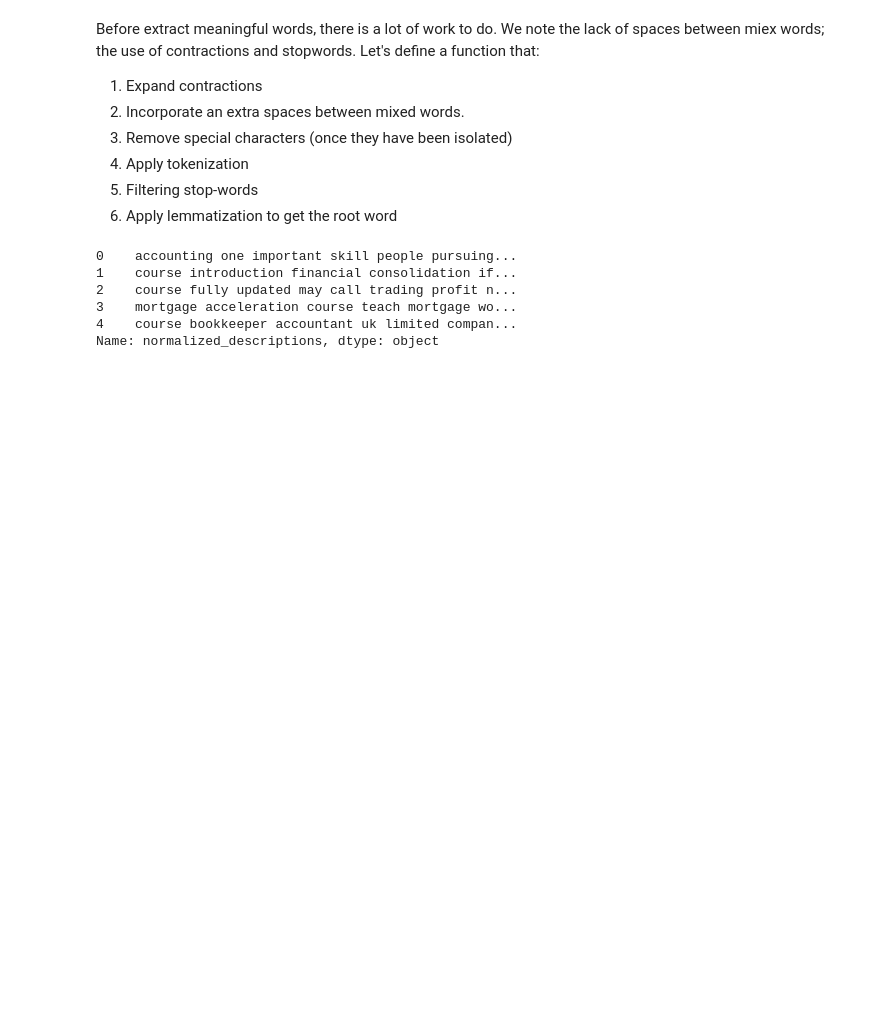
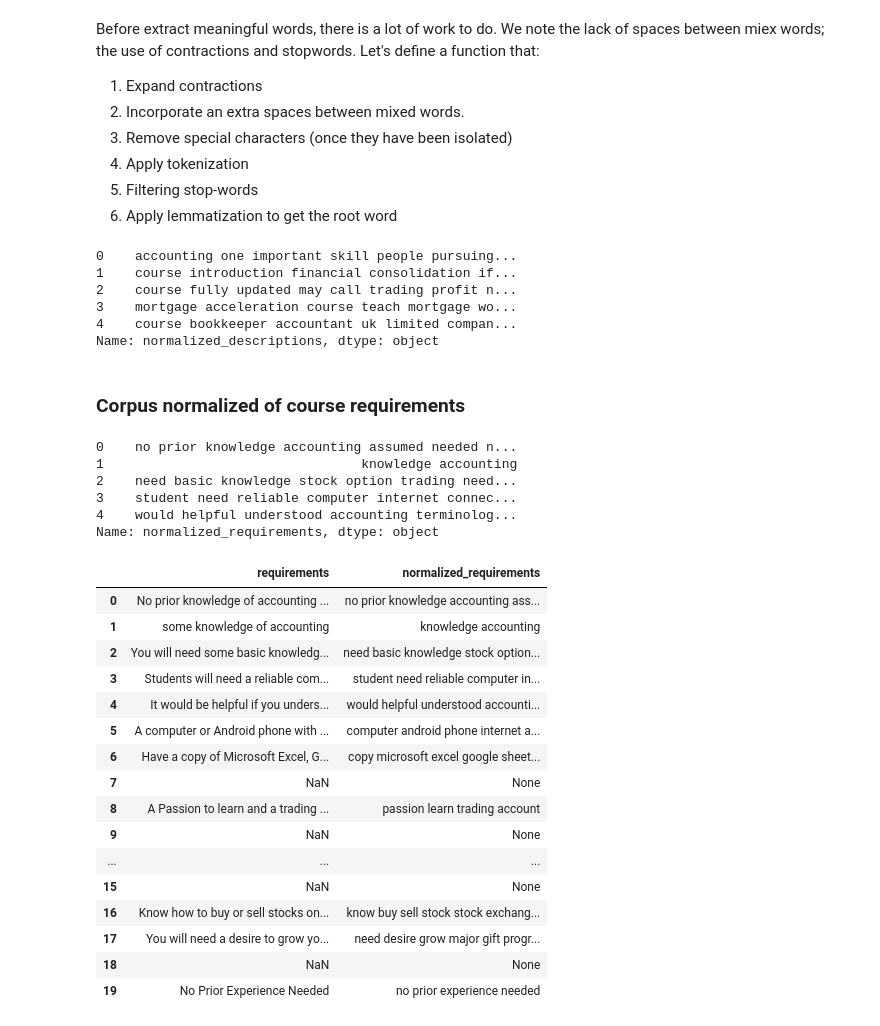
Before and after one commit to Daesparz/analysis_udemy_courses, a Jupyter notebook: Data_analysis/web_scraping_pipeline_Part3.ipynb, the cells around one changed output. Drawn from its saved outputs; the diff is of its cells as text; code cells hidden in the pictures; blank space fills up the shorter version.

Commit message:
add option to change stopwords in corpus normalization method

```diff
--- a/Data_analysis/web_scraping_pipeline_Part3.ipynb
+++ b/Data_analysis/web_scraping_pipeline_Part3.ipynb
@@ -131,18 +131,23 @@ Before extract meaningful words, there is a lot of work to do. We note the lack
 5. Filtering stop-words
 6. Apply lemmatization to get the root word
 # %%
-def corpus_normalization(original_text):
+def corpus_normalization(original_text, stop_words):
     """
-    This function receives the origin text and return a corpus normalized.
+    This function receives the origin text and return a corpus normalized. If the stop words are updated,
+    we exclude the word 'no'. In requirements, the difference between 'No previous knowlegde required'
+    and 'previous knowlegde required' is crucial. In description of courses, we are looking for key-words
+    and the edition of the stop words from nltk is not necessary.
     """
-    if original_text is np.nan:
+    # Mixed words have uppercase after lowercase letters. Ex:learnedExcellent
+    pattern = '[a-z][A-Z]'
+
+    if original_text is np.nan or original_text is None:
         return None
     else:
         text = re.sub(r'’',"'", original_text)
         text = expandContractions(text)
         word_list = wpt.tokenize(text)
         # Incorporate extra spaces between mixed words
-        pattern = '[a-z][A-Z]'
         words_edit = []
         for word in word_list:
             if re.search(pattern, word):
@@ -163,5 +170,5 @@ def corpus_normalization(original_text):
 # %%
-df_courseSampling['normalized_descriptions'] = df_courseSampling.description.apply(corpus_normalization)
+df_courseSampling['normalized_descriptions'] = df_courseSampling.description.apply(corpus_normalization, stop_words=stop_words)
 # %%
 df_courseSampling['normalized_descriptions'].head()
 # %% [output]
@@ -171,6 +178,42 @@ df_courseSampling['normalized_descriptions'].head()
 3    mortgage acceleration course teach mortgage wo...
 4    course bookkeeper accountant uk limited compan...
 Name: normalized_descriptions, dtype: object
+# %% [markdown]
+### Corpus normalized of course requirements
+# %%
+to_remove = ['no']
+update_stop_words = set(stopwords.words('english')).difference(to_remove)
+# %%
+df_courseSampling['normalized_requirements'] = df_courseSampling.requirements.apply(corpus_normalization, stop_words=update_stop_words)
+# %%
+df_courseSampling['normalized_requirements'].head()
+# %% [output]
+0    no prior knowledge accounting assumed needed n...
+1                                 knowledge accounting
+2    need basic knowledge stock option trading need...
+3    student need reliable computer internet connec...
+4    would helpful understood accounting terminolog...
+Name: normalized_requirements, dtype: object
+# %%
+df_courseSampling.loc[:, ['requirements', 'normalized_requirements']].head(20)
+# %% [output]
+|  | requirements | normalized_requirements |
+| 0 | No prior knowledge of accounting ... | no prior knowledge accounting ass... |
+| 1 | some knowledge of accounting | knowledge accounting |
+| 2 | You will need some basic knowledg... | need basic knowledge stock option... |
+| 3 | Students will need a reliable com... | student need reliable computer in... |
+| 4 | It would be helpful if you unders... | would helpful understood accounti... |
+| 5 | A computer or Android phone with ... | computer android phone internet a... |
+| 6 | Have a copy of Microsoft Excel, G... | copy microsoft excel google sheet... |
+| 7 | NaN | None |
+| 8 | A Passion to learn and a trading ... | passion learn trading account |
+| 9 | NaN | None |
+| ... | ... | ... |
+| 15 | NaN | None |
+| 16 | Know how to buy or sell stocks on... | know buy sell stock stock exchang... |
+| 17 | You will need a desire to grow yo... | need desire grow major gift progr... |
+| 18 | NaN | None |
+| 19 | No Prior Experience Needed | no prior experience needed |
 # %%
 def key_word_extractor(norm_corpus):
     tv = TfidfVectorizer(min_df=0., max_df=1., use_idf=True, ngram_range=(2,2), max_features=40)
```
Also changed, not shown: parts of 3 cells of this notebook.
